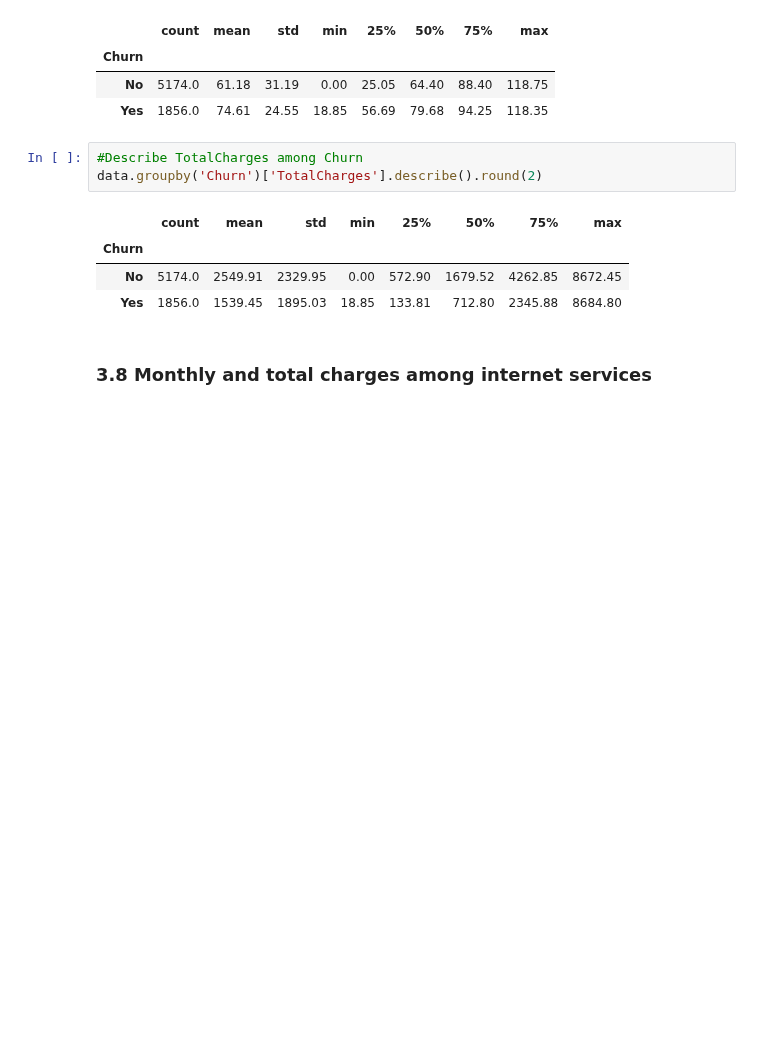
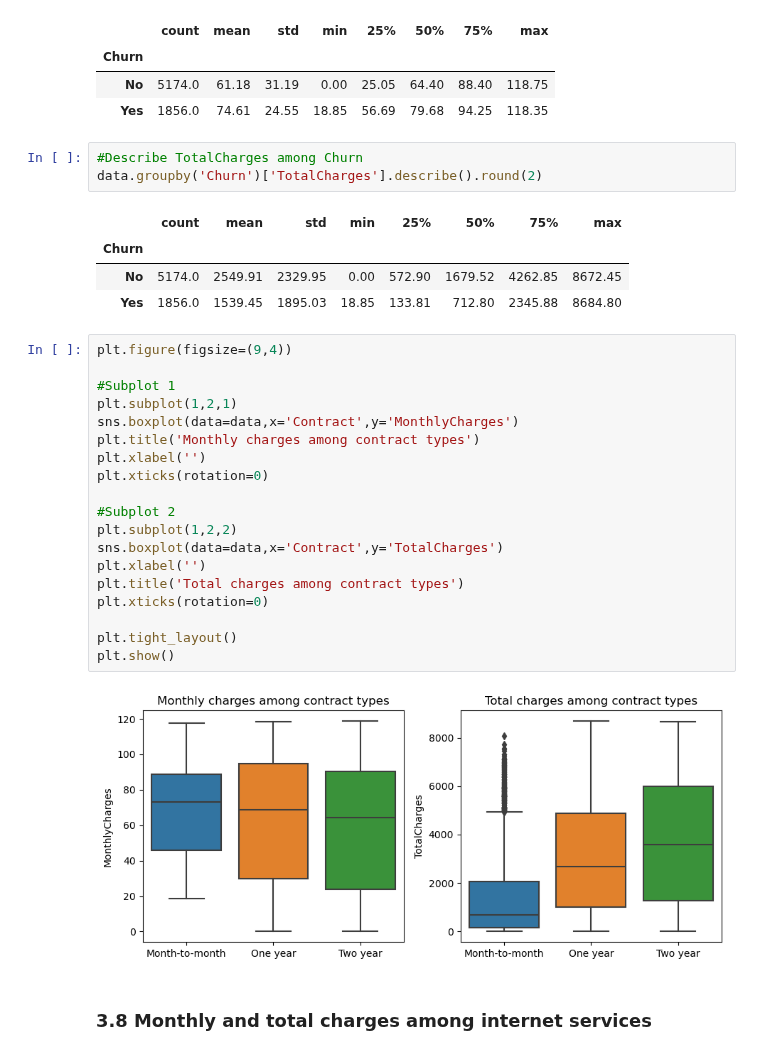
Before and after one commit to emsif84/churn_prediction, a Jupyter notebook: exploratory_data_analysis.ipynb, the cells around one changed output. Cells and saved outputs as stored; diff of their text form; blank space fills up the shorter version.

```diff
--- a/exploratory_data_analysis.ipynb
+++ b/exploratory_data_analysis.ipynb
@@ -327,6 +333,27 @@ data.groupby('Churn')['TotalCharges'].describe().round(2)
 | Churn |  |  |  |  |  |  |  |  |
 | No | 5174.0 | 2549.91 | 2329.95 | 0.00 | 572.90 | 1679.52 | 4262.85 | 8672.45 |
 | Yes | 1856.0 | 1539.45 | 1895.03 | 18.85 | 133.81 | 712.80 | 2345.88 | 8684.80 |
+# %%
+plt.figure(figsize=(9,4))
+
+#Subplot 1
+plt.subplot(1,2,1)
+sns.boxplot(data=data,x='Contract',y='MonthlyCharges')
+plt.title('Monthly charges among contract types')
+plt.xlabel('')
+plt.xticks(rotation=0)
+
+#Subplot 2
+plt.subplot(1,2,2)
+sns.boxplot(data=data,x='Contract',y='TotalCharges')
+plt.xlabel('')
+plt.title('Total charges among contract types')
+plt.xticks(rotation=0)
+
+plt.tight_layout()
+plt.show()
+# %% [output]
+[figure, added]
 # %% [markdown]
 ### 3.8 Monthly and total charges among internet services
 # %%
```
Also changed, not shown: parts of 5 cells of this notebook.
